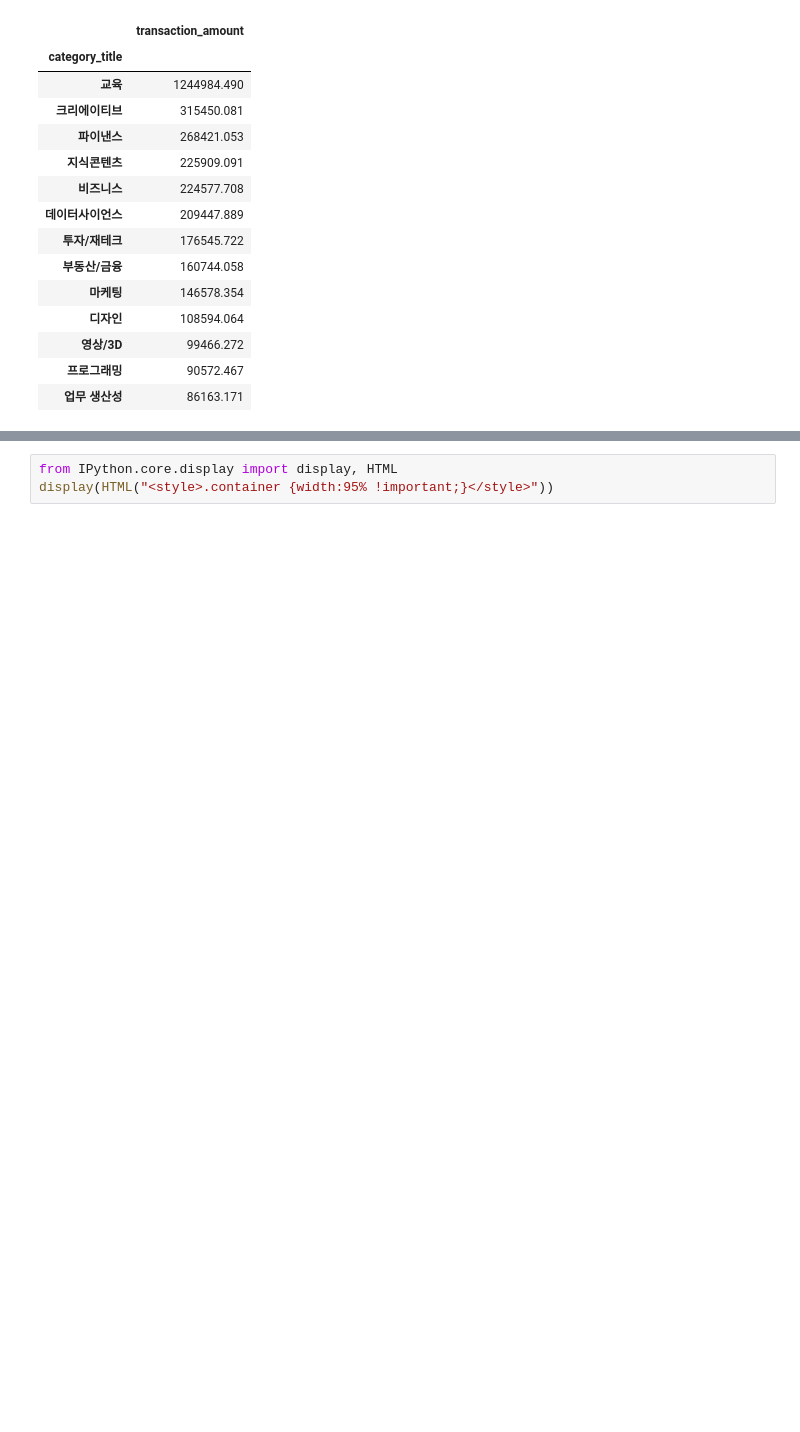
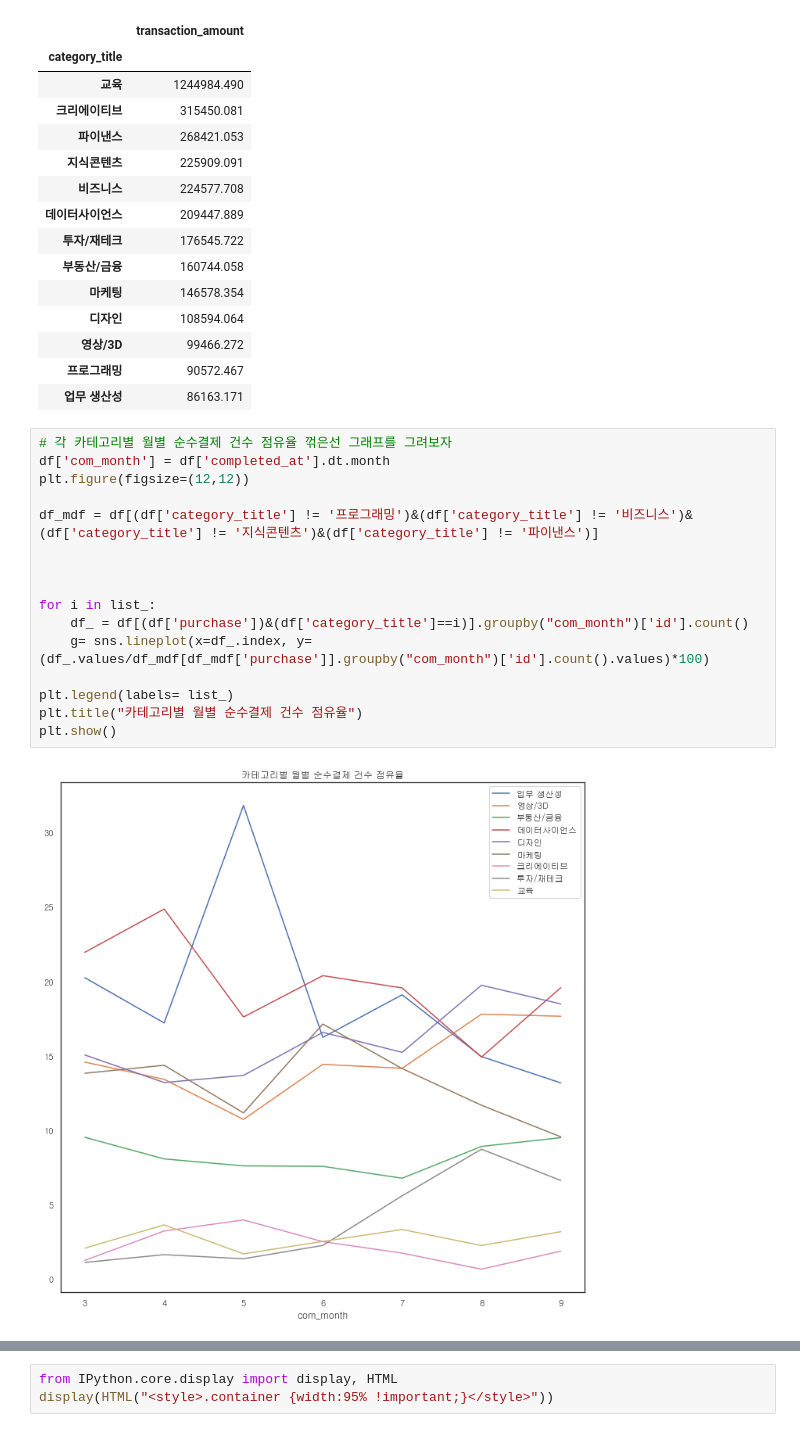
Before and after one commit to easydong02/Year-Dream, a Jupyter notebook: EDA/project_fastcampus.ipynb, the cells around one changed output, grey strips where cells are left out. Cells and saved outputs as stored; diff of their text form; blank space fills up the shorter version.

```diff
--- a/EDA/project_fastcampus.ipynb
+++ b/EDA/project_fastcampus.ipynb
@@ -811,5 +813,23 @@ df.groupby("category_title")['transaction_amount'].mean().to_frame().sort_values
 | 영상/3D | 99466.272 |
 | 프로그래밍 | 90572.467 |
 | 업무 생산성 | 86163.171 |
+# %%
+# 각 카테고리별 월별 순수결제 건수 점유율 꺾은선 그래프를 그려보자
+df['com_month'] = df['completed_at'].dt.month
+plt.figure(figsize=(12,12))
+
+df_mdf = df[(df['category_title'] != '프로그래밍')&(df['category_title'] != '비즈니스')&(df['category_title'] != '지식콘텐츠')&(df['category_title'] != '파이낸스')]
+
+
+
+for i in list_:
+    df_ = df[(df['purchase'])&(df['category_title']==i)].groupby("com_month")['id'].count()
+    g= sns.lineplot(x=df_.index, y=(df_.values/df_mdf[df_mdf['purchase']].groupby("com_month")['id'].count().values)*100)
+
+plt.legend(labels= list_)
+plt.title("카테고리별 월별 순수결제 건수 점유율")
+plt.show()
+# %% [output]
+[figure, added]
 # %% [markdown]
 #### 소결론
```
Also changed, not shown: parts of 5 cells of this notebook.
